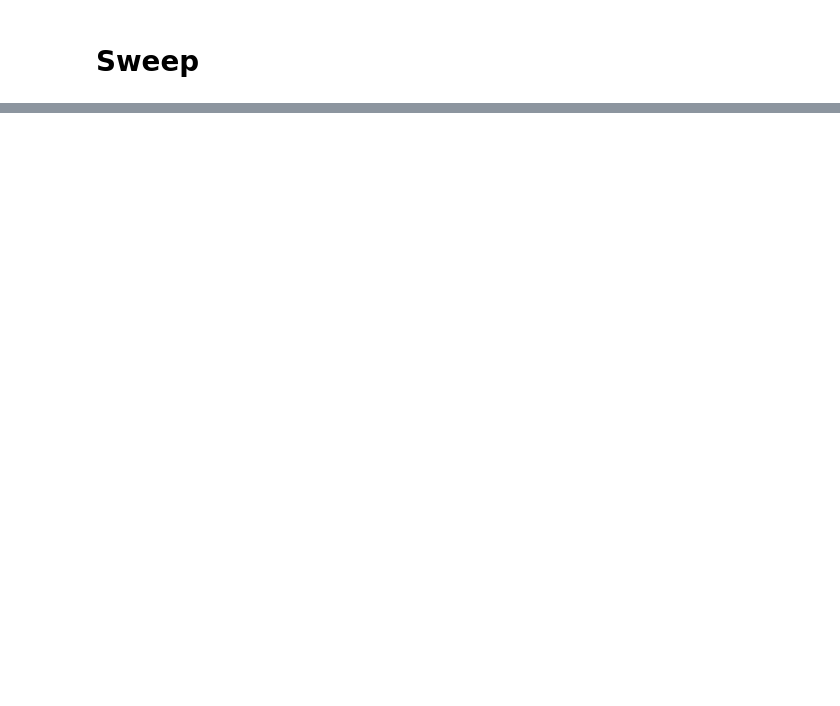
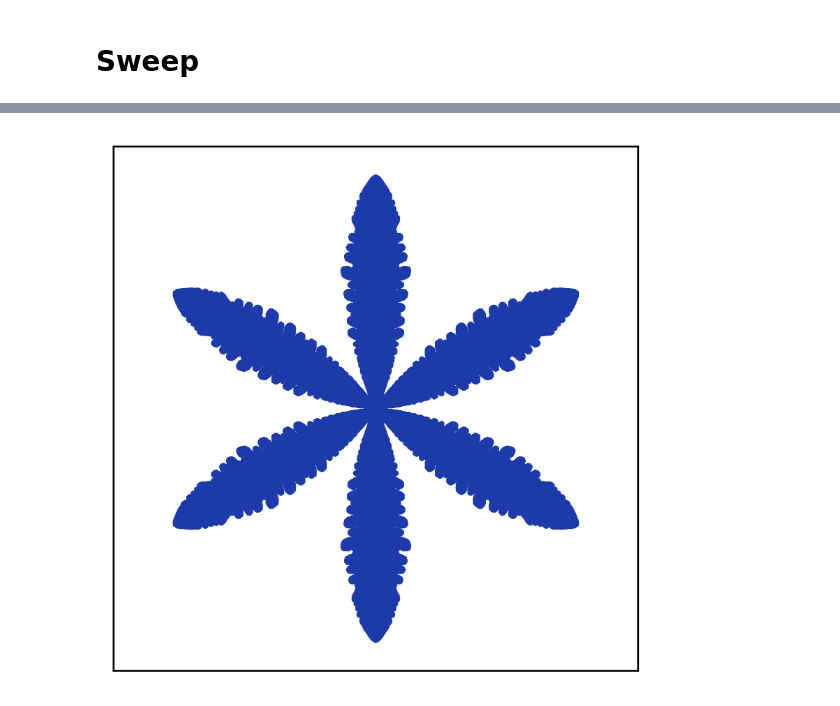
Before and after one commit to TheoNDionne/Cellular-automaton-ice, a Jupyter notebook: graphiques_resultats.ipynb, the cells around one changed output, grey strips where cells are left out. Cells and saved outputs as stored; diff of their text form; code cells hidden in the pictures; blank space fills up the shorter version.

```diff
--- a/graphiques_resultats.ipynb
+++ b/graphiques_resultats.ipynb
@@ -126,0 +139,27 @@ for i in sweep_specs["Simulation number"]:
+# %%
+plt.rcParams.update({"figure.dpi" : 600})
+
+f_name = "exemple_raw_dendrites"
+
+L = 551 # Length of simulation zone
+demi_largeur = 400
+
+ice_map = np.genfromtxt(f"{f_name}/2", dtype=np.int8).astype("bool") # hacky fix, bite me
+
+converter = snp.CoordsFromIceMap(L)
+R = converter.convert_ice_map_to_all_coords(ice_map)
+
+plt.figure()
+
+plt.plot(R[:,0], R[:,1], marker="H", linewidth=0, markersize=124/demi_largeur, color="#1c3aa9")
+
+plt.xlim(-demi_largeur, demi_largeur)
+plt.ylim(-demi_largeur, demi_largeur)
+plt.gca().set_aspect(1)
+
+plt.xticks([])
+plt.yticks([])
+
+plt.show()
+# %% [output]
+[figure, added]
```
Also changed, not shown: parts of 5 cells of this notebook, 1 other file.
